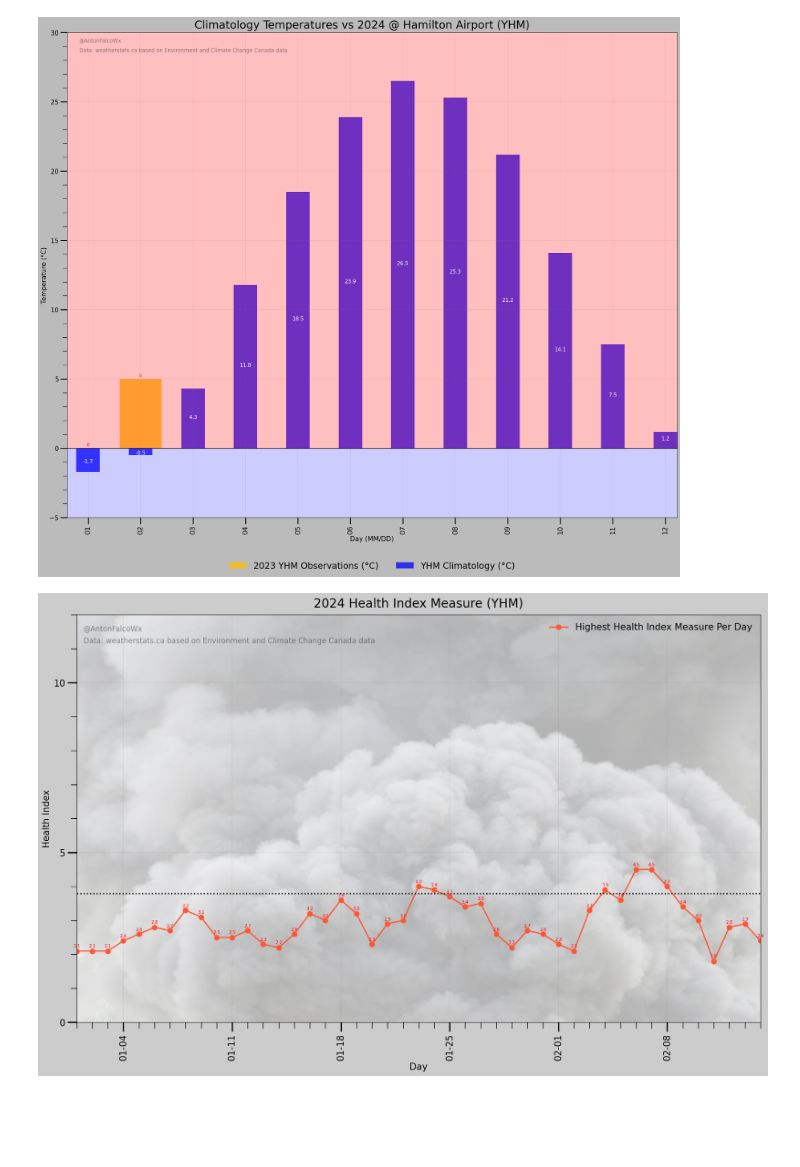
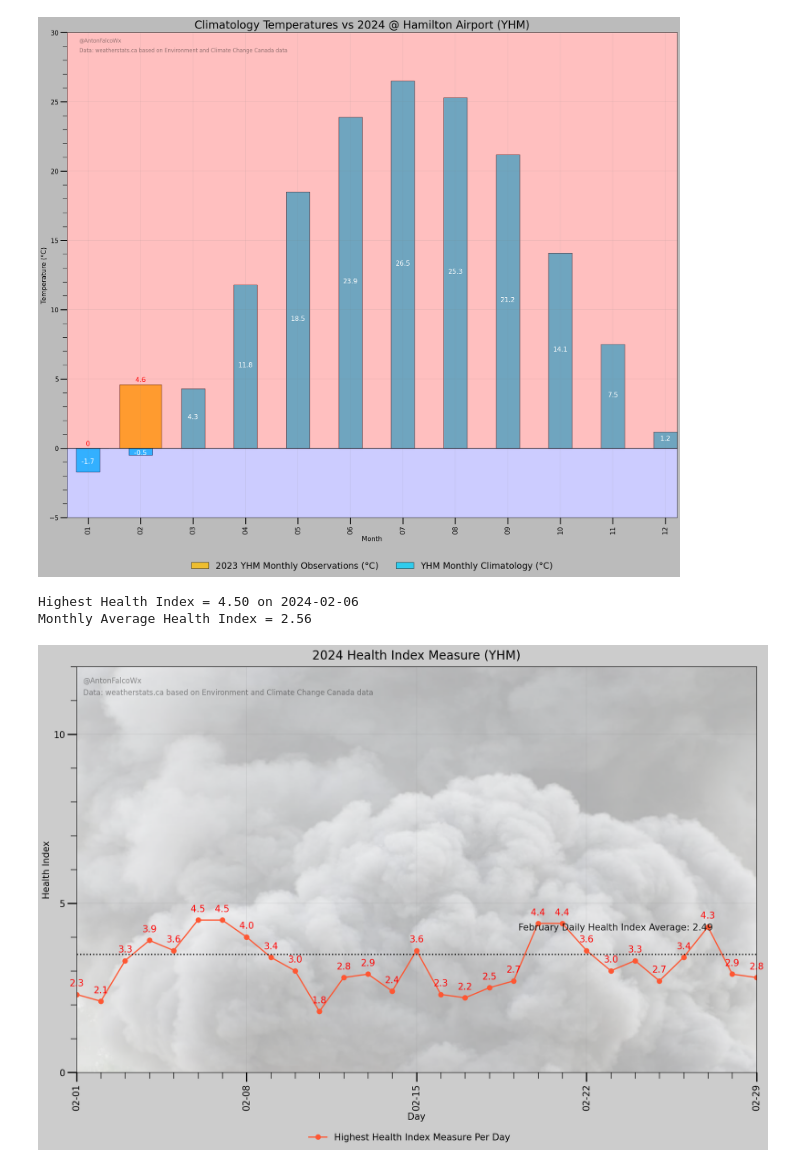
Before and after one commit to antonfalco/2024-YHM-Weather, a Jupyter notebook: YHM 2024 YEARLY OVERVIEW.ipynb, the cells around one changed output. Cells and saved outputs as stored; diff of their text form; code cells hidden in the pictures; blank space fills up the shorter version.

```diff
--- a/YHM 2024 YEARLY OVERVIEW.ipynb
+++ b/YHM 2024 YEARLY OVERVIEW.ipynb
@@ -311,20 +347,20 @@ fig.patch.set_facecolor('#bbb')
 
 
 #Temperature Bar and Label (2023)
-Temps_2023 = ax.bar(monthly_averages['Month'], monthly_averages['max_temperature'], alpha=0.75, color='#FFBF00')
-plt.bar_label(Temps_2023, padding=3, fontsize=10, fontweight='bold', color='r')
+Temps_2023 = ax.bar(monthly_averages['Month'], monthly_averages['max_temperature'], alpha=0.75, color='#FFBF00', edgecolor='black')
+plt.bar_label(Temps_2023, padding=3, fontsize=15, fontweight='bold', color='r')
 
 #Temperature Bar and Label (Climatology)
-Temps = ax.bar(Climatology['Month'], Climatology['Daily Maximum Temperature'], alpha=0.75, color='b', width=0.45)
-plt.bar_label(Temps, padding=3, fontsize=12, color='white', label_type='center')
+Temps = ax.bar(Climatology['Month'], Climatology['Daily Maximum Temperature'], alpha=0.75, color='#00d2ff', width=0.45,edgecolor='black')
+plt.bar_label(Temps, padding=3, fontsize=15, color='white', label_type='center')
 
 #Legends
-ax.legend(["2023 YHM Observations (°C)", "YHM Climatology (°C)"], fontsize=20, loc='lower center', bbox_to_anchor=(0.5, -0.125), ncol=2, frameon=False)
+ax.legend(["2023 YHM Monthly Observations (°C)", "YHM Monthly Climatology (°C)"], fontsize=20, loc='lower center', bbox_to_anchor=(0.5, -0.125), ncol=2, frameon=False)
 
 
 #Labels (right plot)
 ax.grid(which='major', color='gray', linewidth=0.15)
-ax.set_xlabel('Day (MM/DD)',fontweight='bold', fontsize=15)
+ax.set_xlabel('Month',fontweight='bold', fontsize=15)
 ax.set_ylabel('Temperature (°C)',fontweight='bold', fontsize=15)
 
 
@@ -371,12 +407,24 @@ ax.xaxis.set_major_formatter(date_form)
 plt.show()
 plt.close()
 # %% [output]
-[figure, old version]
+[figure, new version]
 # %%
-#Un-Comment to use for monthly breakdown
-#Yearly = pd.read_excel(r'C:\Users\Anton\Desktop\Visualization\YHM Reports\YHM 2024\Yearly.xlsx')
-#Yearly = Yearly[(Yearly['date'] >= '2024-01-01') & (Yearly['date'] < '2024-02-01')].reset_index()
-#Yearly.tail(10)
+#Un-Comment to use for monthly health breakdown
+Yearly = pd.read_excel(r'C:\Users\Anton\Desktop\Visualization\YHM Reports\YHM 2024\Yearly.xlsx')
+Yearly = Yearly[(Yearly['date'] >= '2024-02-01') & (Yearly['date'] < '2024-03-01')].reset_index()
+Yearly.tail(10)
+
+#For Highest Health Index Monthly
+Highest_Health = Yearly['max_health_index'].max()
+Date_Highest_Health = Yearly.loc[Yearly['max_health_index'].idxmax(), 'date'].date()
+print(f"Highest Health Index = {Highest_Health:.2f} on {Date_Highest_Health}")
+
+#For Monthly Average
+Monthly_Health = Yearly['avg_health_index'].mean()
+print(f"Monthly Average Health Index = {Monthly_Health:.2f}")
+# %% [output]
+Highest Health Index = 4.50 on 2024-02-06
+Monthly Average Health Index = 2.56
 # %%
 #HEALTH INDEX: LINE
 
@@ -400,7 +448,7 @@ Max_Health = (Yearly['max_health_index'])
 #Temperature plots and labels
 ax.plot(Yearly['date'], Yearly['max_health_index'], '-o', ms=8, color='#FF5733', linewidth=2.0)
 for i, txt in enumerate(Max_Health):
-    ax.annotate(txt, (Date[i], Max_Health[i]+0.1), ha='center', c='red', fontsize=7) #fontweight='bold'
+    ax.annotate(txt, (Date[i], Max_Health[i]+0.25), ha='center', c='red', fontsize=15) #fontweight='bold'
 
 #Labels
 ax.grid(which='major', color='gray', linewidth=0.15)
@@ -413,8 +461,10 @@ ax.margins(x=0)
 ax.margins(y=0)
 ax.set_ylim([0, 12])
 
+Monthly_Health = Yearly['avg_health_index'].mean()
+
 #Legends
-ax.legend(["Highest Health Index Measure Per Day"],fontsize=15, loc=1, frameon=False)
+ax.legend(["Highest Health Index Measure Per Day"],fontsize=15, loc=1, bbox_to_anchor=(0.65, -0.13), ncol=2, frameon=False)
 
 
 #Changing the x and y axis intervals (ticks)
@@ -428,36 +478,36 @@ ax.tick_params('both', length=15, width=2, which='major', labelsize=15)
 ax.tick_params('both', length=10, width=1, which='minor', labelsize=15)
 ax.tick_params(axis='x', rotation=90)
 
 date_form = DateFormatter("%m-%d")
 ax.xaxis.set_major_formatter(date_form)
 
 #Adding name and two line labels
 plt.text(0.01, 0.96, '@AntonFalcoWx', fontsize = 12, transform=ax.transAxes, alpha=0.4)
 plt.text(0.01, 0.93, 'Data: weatherstats.ca based on Environment and Climate Change Canada data', fontsize = 12, transform=ax.transAxes, alpha=0.4)
 #plt.text(0.2, 0.6, '2024 Daily Health Index Average: April to August (4.2)',color='red', fontsize = 10, transform=ax.transAxes, alpha=0.9)
-#plt.text(0.2, 0.58, '2024 Daily Health Index Average: Yearly (3.4)',color='red', fontsize = 10, transform=ax.transAxes, alpha=0.9)
+plt.text(0.65, 0.35, 'February Daily Health Index Average: 2.49',color='black', fontsize = 15, transform=ax.transAxes, alpha=0.9)
 #plt.text(0.58, 0.95, 'Wildfire Smoke (gray)', color='black', fontsize=10, transform=ax.transAxes)
 
 #Average lines (Average Temperature and Average Precip)
-ax.axhline(3.79,0,28,color='black', linewidth=2.0, linestyle='dotted')
+ax.axhline(3.49,0,28,color='black', linewidth=2.0, linestyle='dotted')
 
 #Shaded background (Background Red)
 #ax.axhspan(12, 0, alpha=0.2, color='r')
 
 #Vertical Shading (smoke)
 #start_date = dt.datetime(2024, 6, 5)
 #end_date = dt.datetime(2024, 6, 8)
 #ax.axvspan(start_date, end_date, alpha=0.6, color='gray')
 #
 #start_date = dt.datetime(2024, 6, 28)
 #end_date = dt.datetime(2024, 6, 29)
 #ax.axvspan(start_date, end_date, alpha=0.6, color='gray')
 
 #plt.savefig('YHM_Health_Normals', dpi=300)
 plt.show()
 plt.close()
 # %% [output]
-[figure, old version]
+[figure, new version]
 # %%
 #SPECIFIC TIME FRAME HEALTH INDEX: BAR
 fig, ax = plt.subplots(figsize=(20,12))
```
Also changed, not shown: parts of 14 cells of this notebook.
